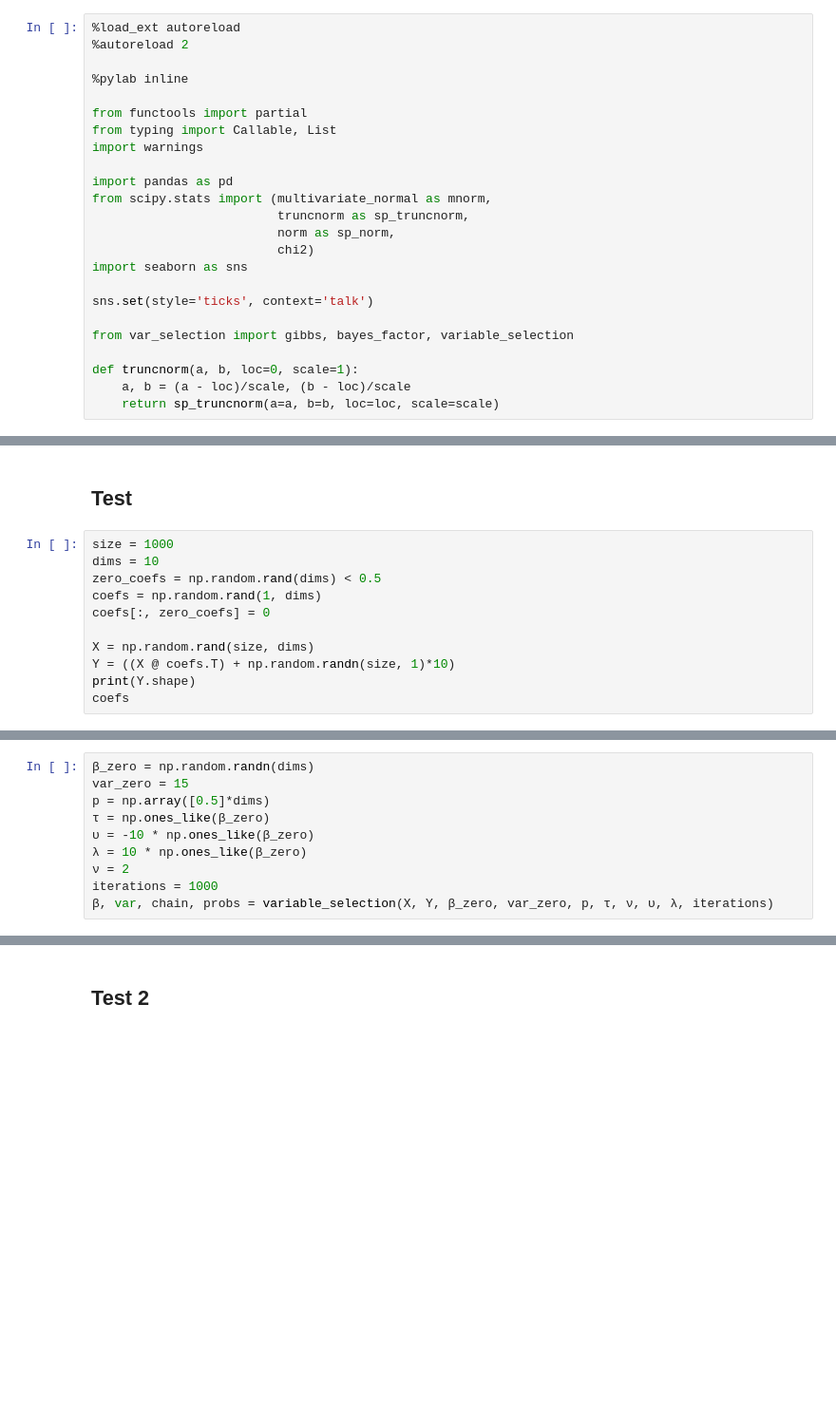
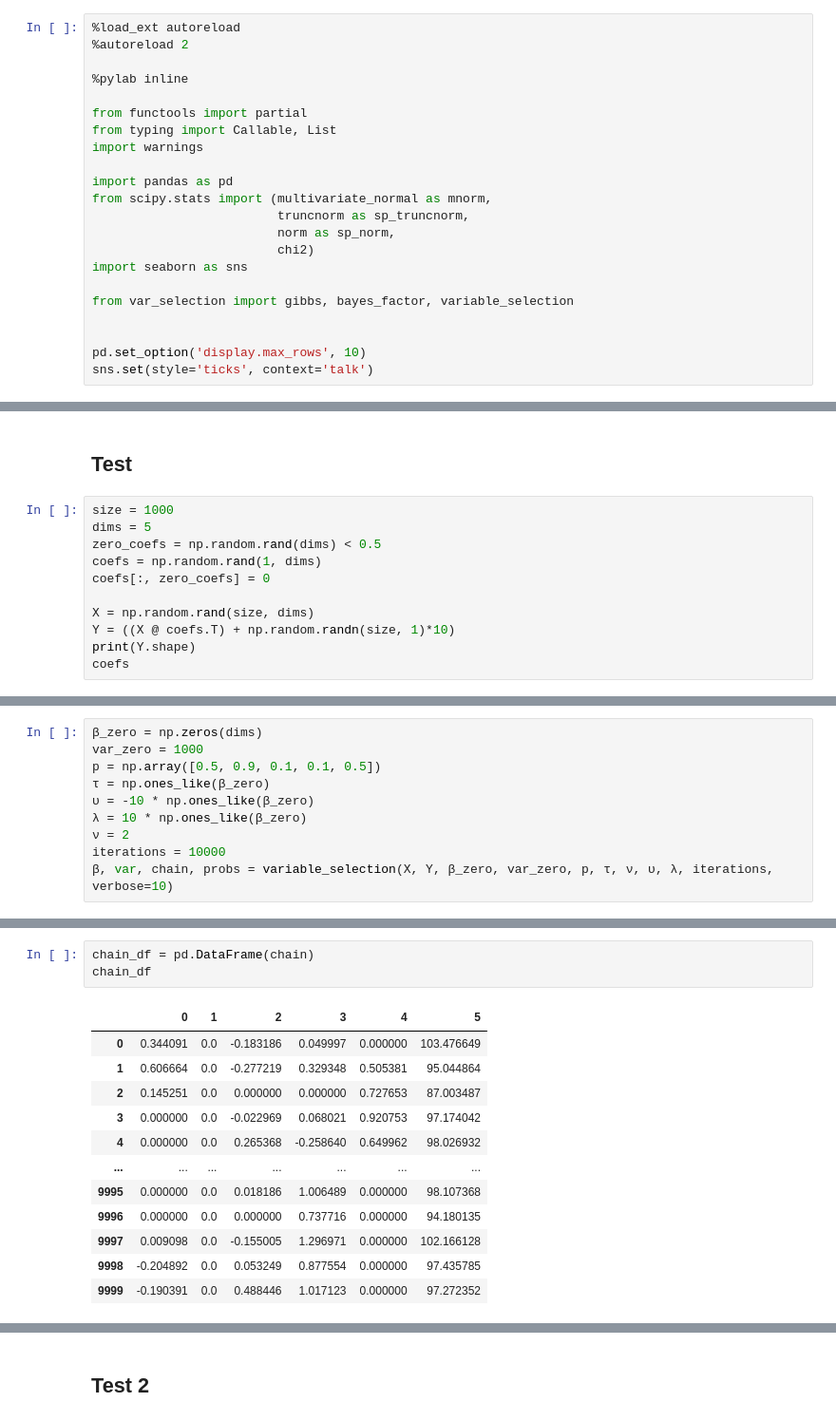
Before and after one commit to mtambos/mcmc_proj7, a Jupyter notebook: Bayesian Variable Selection.ipynb, the cells around one changed output, grey strips where cells are left out. Shown: that part at 95% size. Drawn from its saved outputs; the diff is of its cells as text; blank space fills up the shorter version.

```diff
--- a/Bayesian Variable Selection.ipynb
+++ b/Bayesian Variable Selection.ipynb
@@ -15,12 +15,10 @@ from scipy.stats import (multivariate_normal as mnorm,
                          chi2)
 import seaborn as sns
 
-sns.set(style='ticks', context='talk')
-
 from var_selection import gibbs, bayes_factor, variable_selection
 
-def truncnorm(a, b, loc=0, scale=1):
-    a, b = (a - loc)/scale, (b - loc)/scale
-    return sp_truncnorm(a=a, b=b, loc=loc, scale=scale)
+
+pd.set_option('display.max_rows', 10)
+sns.set(style='ticks', context='talk')
 # %% [output]
 Populating the interactive namespace from numpy and matplotlib
@@ -118,7 +118,7 @@ sns.despine()
 ## Test
 # %%
 size = 1000
-dims = 10
+dims = 5
 zero_coefs = np.random.rand(dims) < 0.5
 coefs = np.random.rand(1, dims)
 coefs[:, zero_coefs] = 0
@@ -134,10 +138,10 @@ array([[ 0.        ,  0.16145588,  0.35831203,  0.        ,  0.        ,
 # %%
-β_zero = np.random.randn(dims)
-var_zero = 15
-p = np.array([0.5]*dims)
+β_zero = np.zeros(dims)
+var_zero = 1000
+p = np.array([0.5, 0.9, 0.1, 0.1, 0.5])
 τ = np.ones_like(β_zero)
 υ = -10 * np.ones_like(β_zero)
 λ = 10 * np.ones_like(β_zero)
 ν = 2
-iterations = 1000
-β, var, chain, probs = variable_selection(X, Y, β_zero, var_zero, p, τ, ν, υ, λ, iterations)
+iterations = 10000
+β, var, chain, probs = variable_selection(X, Y, β_zero, var_zero, p, τ, ν, υ, λ, iterations, verbose=10)
@@ -143,0 +166,16 @@ iterations = 1000
+# %%
+chain_df = pd.DataFrame(chain)
+chain_df
+# %% [output]
+|  | 0 | 1 | 2 | 3 | 4 | 5 |
+| 0 | 0.344091 | 0.0 | -0.183186 | 0.049997 | 0.000000 | 103.476649 |
+| 1 | 0.606664 | 0.0 | -0.277219 | 0.329348 | 0.505381 | 95.044864 |
+| 2 | 0.145251 | 0.0 | 0.000000 | 0.000000 | 0.727653 | 87.003487 |
+| 3 | 0.000000 | 0.0 | -0.022969 | 0.068021 | 0.920753 | 97.174042 |
+| 4 | 0.000000 | 0.0 | 0.265368 | -0.258640 | 0.649962 | 98.026932 |
+| ... | ... | ... | ... | ... | ... | ... |
+| 9995 | 0.000000 | 0.0 | 0.018186 | 1.006489 | 0.000000 | 98.107368 |
+| 9996 | 0.000000 | 0.0 | 0.000000 | 0.737716 | 0.000000 | 94.180135 |
+| 9997 | 0.009098 | 0.0 | -0.155005 | 1.296971 | 0.000000 | 102.166128 |
+| 9998 | -0.204892 | 0.0 | 0.053249 | 0.877554 | 0.000000 | 97.435785 |
+| 9999 | -0.190391 | 0.0 | 0.488446 | 1.017123 | 0.000000 | 97.272352 |
```
Also changed, not shown: parts of 12 cells of this notebook, 1 other file.
